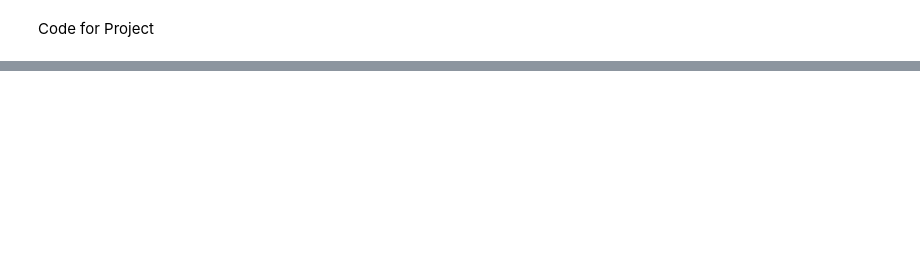
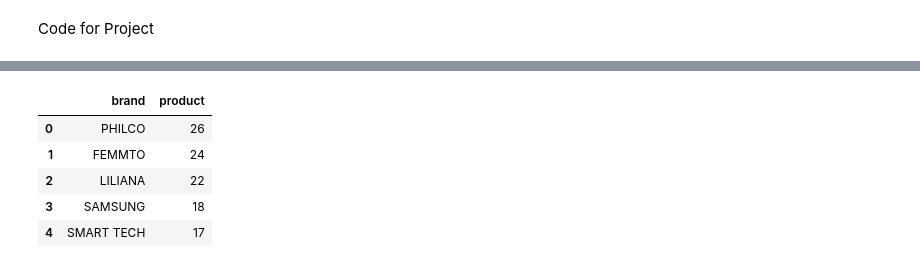
Before and after one commit to santimaestri/Ole-Recomendados, a Jupyter notebook: Topbrands.ipynb, the cells around one changed output, grey strips where cells are left out. Cells and saved outputs as stored; diff of their text form; code cells hidden in the pictures; blank space fills up the shorter version.

```diff
--- a/Topbrands.ipynb
+++ b/Topbrands.ipynb
@@ -17,7 +17,15 @@ df.head()
 # %%
 #First chart with the top brands
 
 top_brands = df.groupby('brand')['product'].nunique().sort_values(ascending=False).head(5).reset_index()
+top_brands
+# %% [output]
+|  | brand | product |
+| 0 | PHILCO | 26 |
+| 1 | FEMMTO | 24 |
+| 2 | LILIANA | 22 |
+| 3 | SAMSUNG | 18 |
+| 4 | SMART TECH | 17 |
 # %%
 top_brands.to_csv('Topbrands.csv', index=False)
 # %%
```
Also changed, not shown: parts of 2 cells of this notebook, 5 other files.
